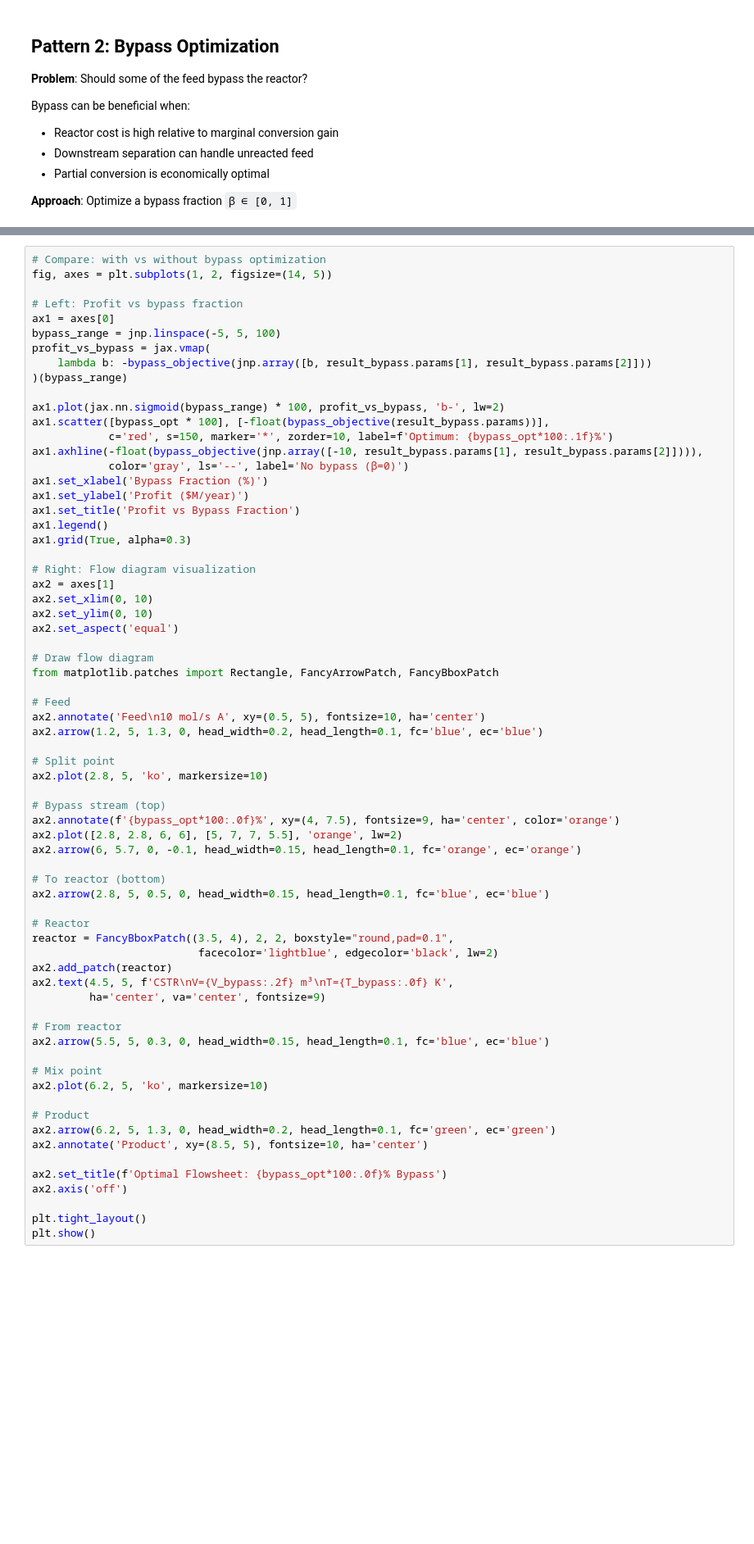
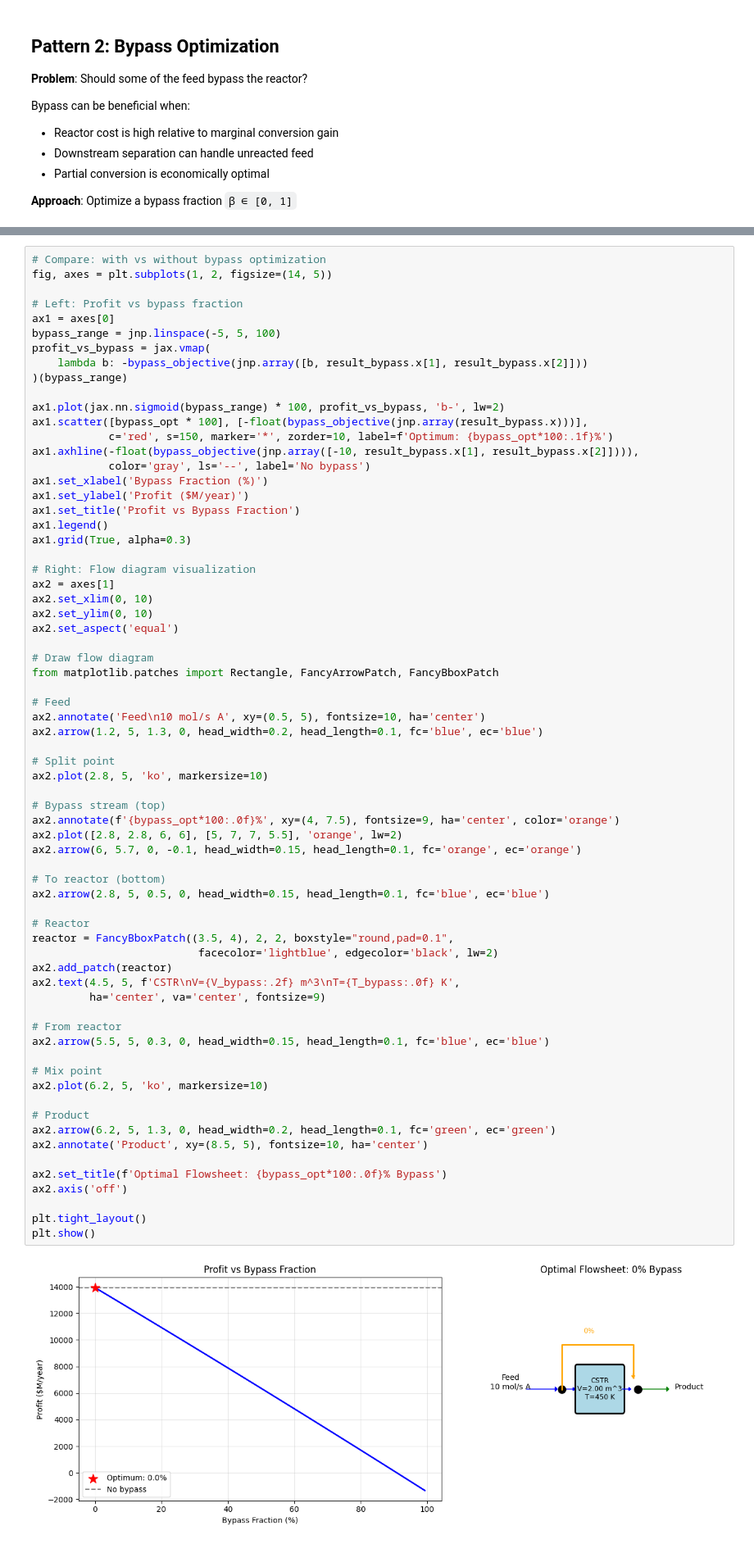
Before and after one commit to jkitchin/differentiable-flowsheets, a Jupyter notebook: examples/17_superstructure_optimization.ipynb, the cells around one changed output, grey strips where cells are left out. Shown at 82% size. Drawn from its saved outputs; the diff is of its cells as text; blank space fills up the shorter version.

```diff
--- a/examples/17_superstructure_optimization.ipynb
+++ b/examples/17_superstructure_optimization.ipynb
@@ -332,14 +412,14 @@ fig, axes = plt.subplots(1, 2, figsize=(14, 5))
 ax1 = axes[0]
 bypass_range = jnp.linspace(-5, 5, 100)
 profit_vs_bypass = jax.vmap(
-    lambda b: -bypass_objective(jnp.array([b, result_bypass.params[1], result_bypass.params[2]]))
+    lambda b: -bypass_objective(jnp.array([b, result_bypass.x[1], result_bypass.x[2]]))
 )(bypass_range)
 
 ax1.plot(jax.nn.sigmoid(bypass_range) * 100, profit_vs_bypass, 'b-', lw=2)
-ax1.scatter([bypass_opt * 100], [-float(bypass_objective(result_bypass.params))],
+ax1.scatter([bypass_opt * 100], [-float(bypass_objective(jnp.array(result_bypass.x)))],
             c='red', s=150, marker='*', zorder=10, label=f'Optimum: {bypass_opt*100:.1f}%')
-ax1.axhline(-float(bypass_objective(jnp.array([-10, result_bypass.params[1], result_bypass.params[2]]))),
-            color='gray', ls='--', label='No bypass (β=0)')
+ax1.axhline(-float(bypass_objective(jnp.array([-10, result_bypass.x[1], result_bypass.x[2]]))),
+            color='gray', ls='--', label='No bypass')
 ax1.set_xlabel('Bypass Fraction (%)')
 ax1.set_ylabel('Profit ($M/year)')
 ax1.set_title('Profit vs Bypass Fraction')
@@ -364,34 +444,36 @@ ax2.plot(2.8, 5, 'ko', markersize=10)
 
 # Bypass stream (top)
 ax2.annotate(f'{bypass_opt*100:.0f}%', xy=(4, 7.5), fontsize=9, ha='center', color='orange')
 ax2.plot([2.8, 2.8, 6, 6], [5, 7, 7, 5.5], 'orange', lw=2)
 ax2.arrow(6, 5.7, 0, -0.1, head_width=0.15, head_length=0.1, fc='orange', ec='orange')
 
 # To reactor (bottom)
 ax2.arrow(2.8, 5, 0.5, 0, head_width=0.15, head_length=0.1, fc='blue', ec='blue')
 
 # Reactor
 reactor = FancyBboxPatch((3.5, 4), 2, 2, boxstyle="round,pad=0.1",
                           facecolor='lightblue', edgecolor='black', lw=2)
 ax2.add_patch(reactor)
-ax2.text(4.5, 5, f'CSTR\nV={V_bypass:.2f} m³\nT={T_bypass:.0f} K',
+ax2.text(4.5, 5, f'CSTR\nV={V_bypass:.2f} m^3\nT={T_bypass:.0f} K',
          ha='center', va='center', fontsize=9)
 
 # From reactor
 ax2.arrow(5.5, 5, 0.3, 0, head_width=0.15, head_length=0.1, fc='blue', ec='blue')
 
 # Mix point
 ax2.plot(6.2, 5, 'ko', markersize=10)
 
 # Product
 ax2.arrow(6.2, 5, 1.3, 0, head_width=0.2, head_length=0.1, fc='green', ec='green')
 ax2.annotate('Product', xy=(8.5, 5), fontsize=10, ha='center')
 
 ax2.set_title(f'Optimal Flowsheet: {bypass_opt*100:.0f}% Bypass')
 ax2.axis('off')
 
 plt.tight_layout()
 plt.show()
+# %% [output]
+[figure, added]
 # %% [markdown]
 ## Pattern 3: Combined Superstructure
 
```
Also changed, not shown: parts of 10 cells of this notebook.
